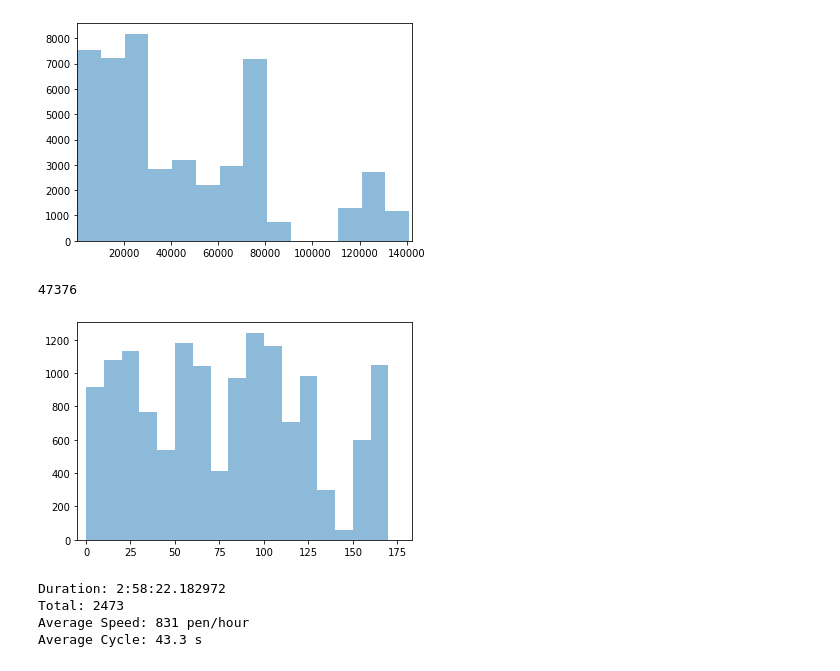
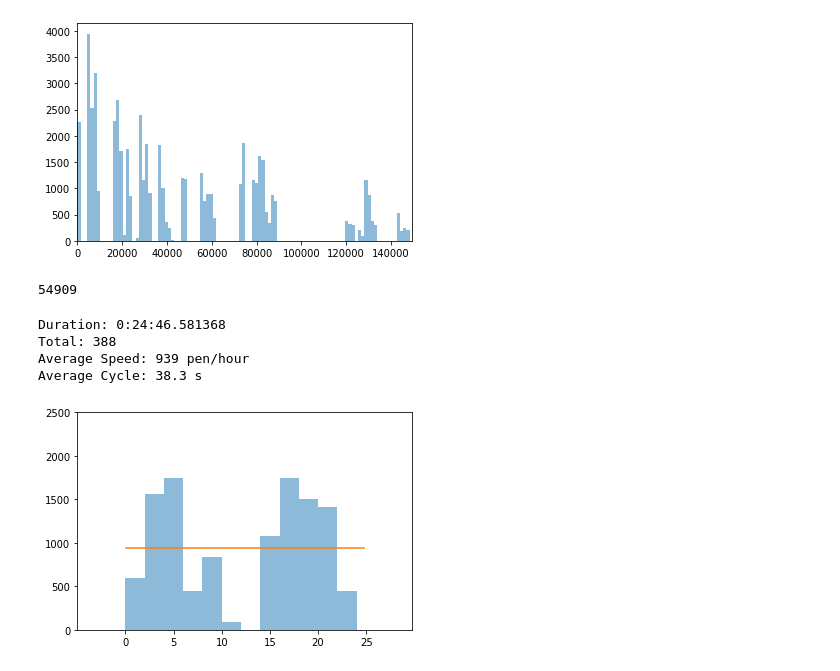
Before and after one commit to hamedty/pm, a Jupyter notebook: server/Speed Analysis.ipynb, the cells around one changed output. Drawn from its saved outputs; the diff is of its cells as text; code cells hidden in the pictures.

```diff
--- a/server/Speed Analysis.ipynb
+++ b/server/Speed Analysis.ipynb
@@ -17,54 +17,58 @@ pens = list(col.find({'component': 'dosing', "_id": {"$gte": dummy_id}}))
 data = np.asarray([(now - pen['_id'].generation_time.replace(tzinfo=None)).total_seconds()/60 for pen in pens])
 
 
-bin_minute = 60*24*7
+bin_minute = 60*24
 bins = np.arange(0, max(data), bin_minute)
 
 plt.xlim([min(data)-5, max(data)+5])
-plt.hist(data, bins=bins, alpha=0.5, weights=(60 / bin_minute)*np.ones_like(data)*24*7)
+plt.hist(data, bins=bins, alpha=0.5, weights=(60 / bin_minute)*np.ones_like(data)*24)
 plt.show()
 print(len(pens))
 # %% [output]
-[figure, old version]
+[figure, new version]
-47376
+54909
 # %%
 import matplotlib.pyplot as plt
 import datetime
 import pymongo
 import numpy as np
 from bson.objectid import ObjectId
 
 client = pymongo.MongoClient()
 db = client['PAM2060']
 col = db['vision_retries']
 
 
 now = datetime.datetime.now() - datetime.timedelta(hours=3.5)
 from_time = now - datetime.timedelta(hours=10)
 
 dummy_id = ObjectId.from_datetime(from_time)
 
 pens = list(col.find({'component': 'dosing', "_id": {"$gte": dummy_id}}))
 data = np.asarray([(now - pen['_id'].generation_time.replace(tzinfo=None)).total_seconds()/60 for pen in pens])
 
 
-bin_minute = 10
+bin_minute = 2
 bins = np.arange(0, max(data), bin_minute)
 
-plt.xlim([min(data)-5, max(data)+5])
-plt.hist(data, bins=bins, alpha=0.5, weights=(60 / bin_minute)*np.ones_like(data))
-plt.show()
 
 duration = now - pens[0]['_id'].generation_time.replace(tzinfo=None)
 average_speed = len(pens)/duration.total_seconds() * 3600
 average_cycle = 3600 / average_speed * 10
 print(f'Duration:',duration)
 print(f'Total: {len(pens)}')
 print(f'Average Speed: {int(average_speed)} pen/hour')
 print(f'Average Cycle: {average_cycle:.01f} s')
+
+
+plt.xlim([min(data)-5, max(data)+5])
+plt.hist(data, bins=bins, alpha=0.5, weights=(60 / bin_minute)*np.ones_like(data))
+plt.plot([data[0], data[-1]], [average_speed] * 2)
+plt.ylim(0, 2500)
+plt.show()
 # %% [output]
+Duration: 0:24:46.581368
+Total: 388
+Average Speed: 939 pen/hour
+Average Cycle: 38.3 s
-[figure, old version]
+[figure, new version]
-Duration: 2:58:22.182972
-Total: 2473
-Average Speed: 831 pen/hour
-Average Cycle: 43.3 s
```
Also changed, not shown: parts of 2 cells of this notebook, 18 other files.
